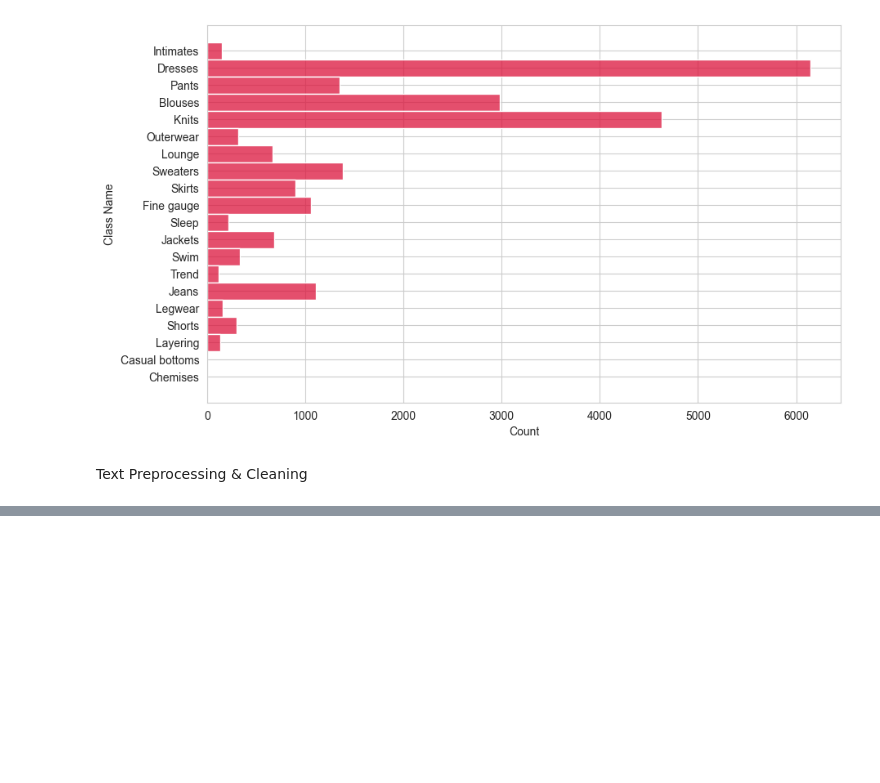
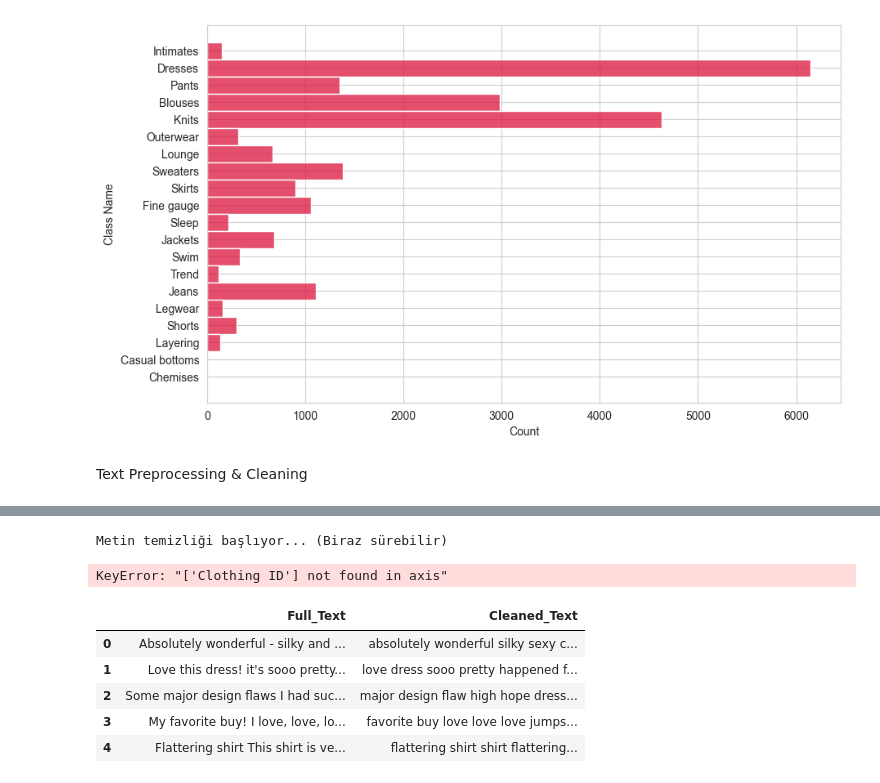
Before and after one commit to nuhmetehan/e-commerce-sentiment-analysis, a Jupyter notebook: notebook/project_main.ipynb, the cells around one changed output, grey strips where cells are left out. Drawn from its saved outputs; the diff is of its cells as text; code cells hidden in the pictures; blank space fills up the shorter version.

```diff
--- a/notebook/project_main.ipynb
+++ b/notebook/project_main.ipynb
@@ -137,0 +180,16 @@ Text Preprocessing & Cleaning
+# %%
+df['Cleaned_Text'] = df['Full_Text'].apply(clean_text)
+
+df.drop('Clothing ID', axis=1, inplace=True)
+# %% [output]
+Metin temizliği başlıyor... (Biraz sürebilir)
+KeyError: "['Clothing ID'] not found in axis"
+# %%
+display(df[['Full_Text', 'Cleaned_Text']].head(5))
+# %% [output]
+|  | Full_Text | Cleaned_Text |
+| 0 | Absolutely wonderful - silky and ... | absolutely wonderful silky sexy c... |
+| 1 | Love this dress! it's sooo pretty... | love dress sooo pretty happened f... |
+| 2 | Some major design flaws I had suc... | major design flaw high hope dress... |
+| 3 | My favorite buy! I love, love, lo... | favorite buy love love love jumps... |
+| 4 | Flattering shirt This shirt is ve... | flattering shirt shirt flattering... |
```
Also changed, not shown: parts of 7 cells of this notebook.
